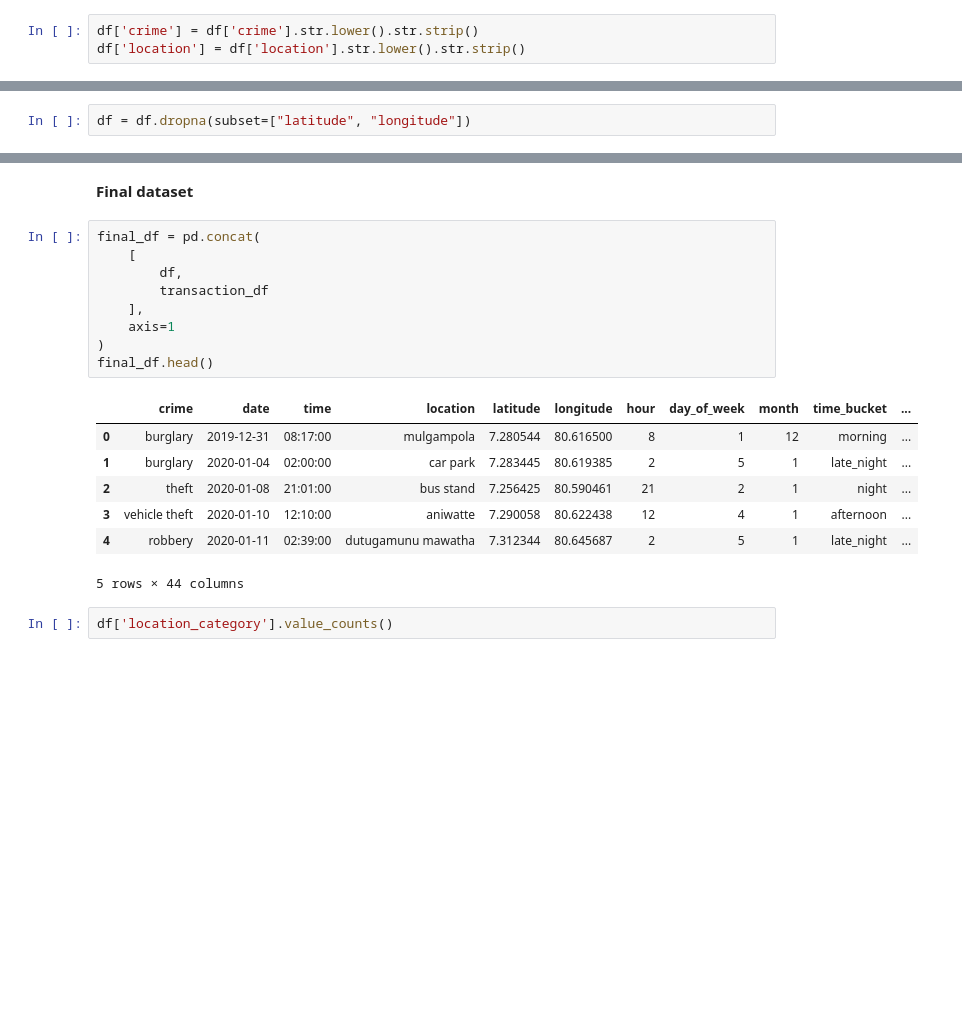
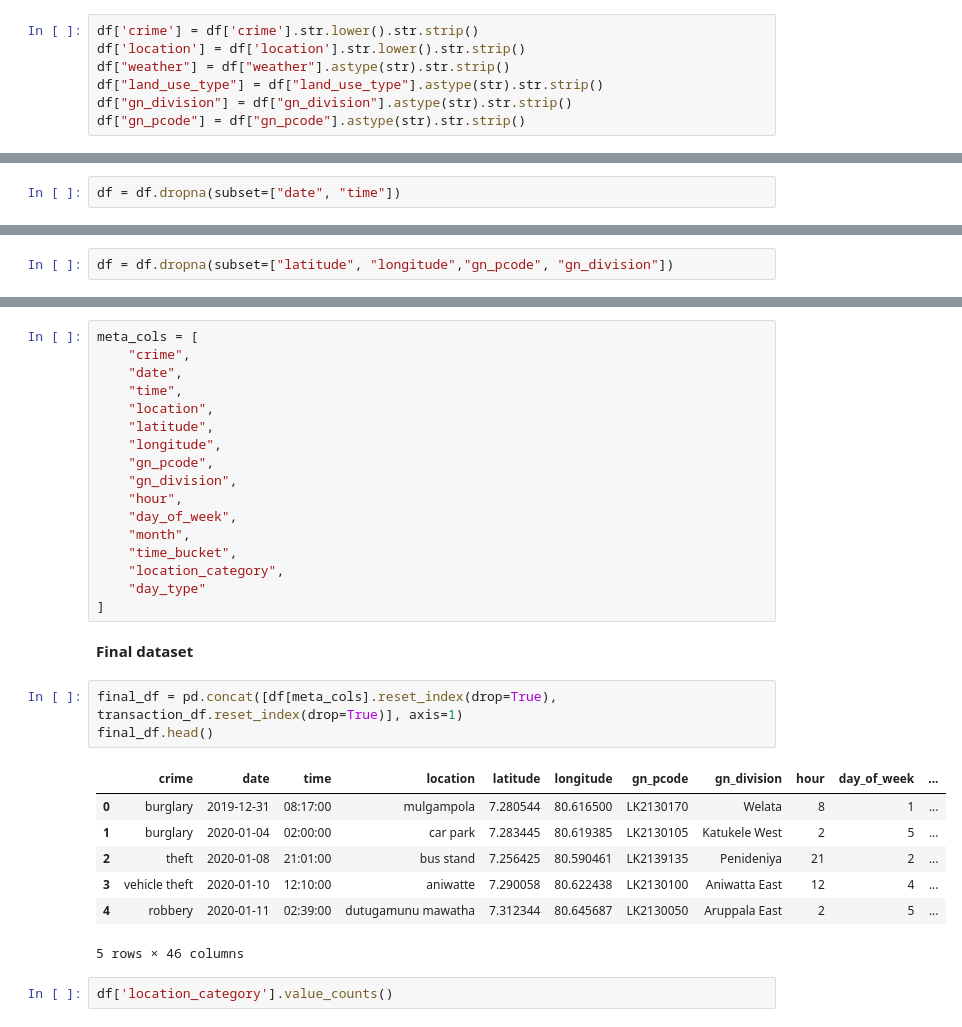
Before and after one commit to Chanthul4054/E-Policing, a Jupyter notebook: Pattern_recognition.ipynb, the cells around one changed output, grey strips where cells are left out. Saved outputs shown, nothing was run; the diff lists cells and outputs as text; blank space fills up the shorter version.

```diff
--- a/Pattern_recognition.ipynb
+++ b/Pattern_recognition.ipynb
@@ -80,11 +84,17 @@ df = df[required_cols].copy()
 # %%
 df['crime'] = df['crime'].str.lower().str.strip()
 df['location'] = df['location'].str.lower().str.strip()
+df["weather"] = df["weather"].astype(str).str.strip()
+df["land_use_type"] = df["land_use_type"].astype(str).str.strip()
+df["gn_division"] = df["gn_division"].astype(str).str.strip()
+df["gn_pcode"] = df["gn_pcode"].astype(str).str.strip()
 # %% [markdown]
 **Ensure date and time types**
 # %%
 df['date'] = pd.to_datetime(df['date'], errors='coerce')
 df['time'] = pd.to_datetime(df['time'], format='%H:%M:%S', errors='coerce').dt.time
+# %%
+df = df.dropna(subset=["date", "time"])
 # %% [markdown]
 **Extract time features**
 # %%
@@ -180,7 +190,7 @@ df["day_type"] = df["is_holiday"].apply(
 # %% [markdown]
 **Remove rows without coordinates**
 # %%
-df = df.dropna(subset=["latitude", "longitude"])
+df = df.dropna(subset=["latitude", "longitude","gn_pcode", "gn_division"])
 # %% [markdown]
 **Encode features for pattern**
 # %%
@@ -211,25 +221,36 @@ transaction_df = transaction_df.astype(int)
 df = df.drop(['is_holiday'], axis=1)
 df = df.drop(['weather'], axis=1)
 df = df.drop(['land_use_type'], axis=1)
+# %%
+meta_cols = [
+    "crime",
+    "date",
+    "time",
+    "location",
+    "latitude",
+    "longitude",
+    "gn_pcode",
+    "gn_division",
+    "hour",
+    "day_of_week",
+    "month",
+    "time_bucket",
+    "location_category",
+    "day_type"
+]
 # %% [markdown]
 **Final dataset**
 # %%
-final_df = pd.concat(
-    [
-        df,
-        transaction_df
-    ],
-    axis=1
-)
+final_df = pd.concat([df[meta_cols].reset_index(drop=True), transaction_df.reset_index(drop=True)], axis=1)
 final_df.head()
 # %% [output]
-|  | crime | date | time | location | latitude | longitude | hour | day_of_week | month | time_bucket | ... |
-| 0 | burglary | 2019-12-31 | 08:17:00 | mulgampola | 7.280544 | 80.616500 | 8 | 1 | 12 | morning | ... |
-| 1 | burglary | 2020-01-04 | 02:00:00 | car park | 7.283445 | 80.619385 | 2 | 5 | 1 | late_night | ... |
-| 2 | theft | 2020-01-08 | 21:01:00 | bus stand | 7.256425 | 80.590461 | 21 | 2 | 1 | night | ... |
-| 3 | vehicle theft | 2020-01-10 | 12:10:00 | aniwatte | 7.290058 | 80.622438 | 12 | 4 | 1 | afternoon | ... |
-| 4 | robbery | 2020-01-11 | 02:39:00 | dutugamunu mawatha | 7.312344 | 80.645687 | 2 | 5 | 1 | late_night | ... |
+|  | crime | date | time | location | latitude | longitude | gn_pcode | gn_division | hour | day_of_week | ... |
+| 0 | burglary | 2019-12-31 | 08:17:00 | mulgampola | 7.280544 | 80.616500 | LK2130170 | Welata | 8 | 1 | ... |
+| 1 | burglary | 2020-01-04 | 02:00:00 | car park | 7.283445 | 80.619385 | LK2130105 | Katukele West | 2 | 5 | ... |
+| 2 | theft | 2020-01-08 | 21:01:00 | bus stand | 7.256425 | 80.590461 | LK2139135 | Penideniya | 21 | 2 | ... |
+| 3 | vehicle theft | 2020-01-10 | 12:10:00 | aniwatte | 7.290058 | 80.622438 | LK2130100 | Aniwatta East | 12 | 4 | ... |
+| 4 | robbery | 2020-01-11 | 02:39:00 | dutugamunu mawatha | 7.312344 | 80.645687 | LK2130050 | Aruppala East | 2 | 5 | ... |
-5 rows × 44 columns
+5 rows × 46 columns
 # %%
 df['location_category'].value_counts()
 # %% [output]
```
Also changed, not shown: parts of 3 cells of this notebook.
